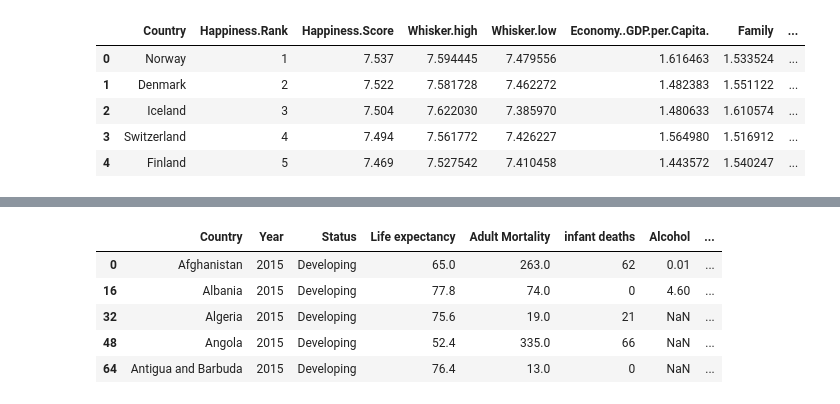
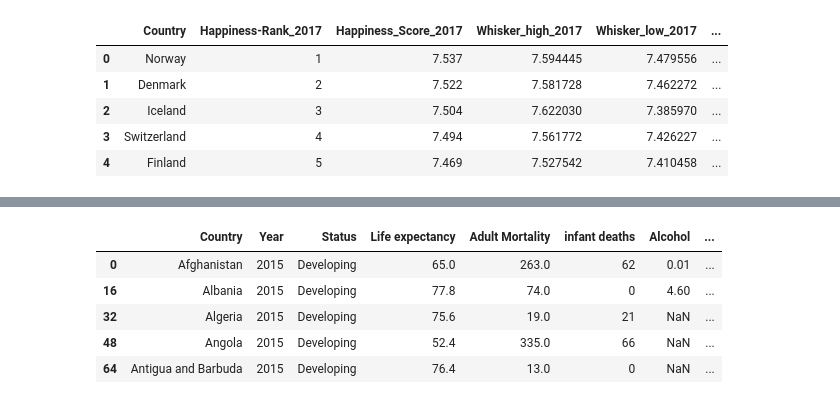
Before and after one commit to xliu510/Happiness, a Jupyter notebook: Import-export-clean-data.ipynb, the cells around one changed output, grey strips where cells are left out. Saved outputs shown, nothing was run; the diff lists cells and outputs as text; code cells hidden in the pictures.

```diff
--- a/Import-export-clean-data.ipynb
+++ b/Import-export-clean-data.ipynb
@@ -34,12 +37,13 @@ World_Happiness_Report_2016_df.head()
 # %%
 #Import csv data World_Happiness_Report_2017.csv
 World_Happiness_Report_2017_csv = os.path.join("data/World_Happiness_Report_2017.csv")
 World_Happiness_Report_2017_df = pd.read_csv(World_Happiness_Report_2017_csv)
+World_Happiness_Report_2017_df.rename(columns={'Happiness.Rank':'Happiness-Rank_2017','Happiness.Score':'Happiness_Score_2017','Whisker.high':'Whisker_high_2017','Whisker.low':'Whisker_low_2017','Economy..GDP.per.Capita.':'GDP_per_Capita_2017','Family':'Family_2017','Health..Life.Expectancy.':'Health_2017','Freedom':'Freedom_2017','Generosity':'Generosity_2017','Trust..Government.Corruption.':'Government_Trust_2017','Dystopia.Residual':'Dystopia_Residual_2017'}, inplace=True)
 World_Happiness_Report_2017_df.head()
 # %% [output]
-|  | Country | Happiness.Rank | Happiness.Score | Whisker.high | Whisker.low | Economy..GDP.per.Capita. | Family | ... |
-| 0 | Norway | 1 | 7.537 | 7.594445 | 7.479556 | 1.616463 | 1.533524 | ... |
-| 1 | Denmark | 2 | 7.522 | 7.581728 | 7.462272 | 1.482383 | 1.551122 | ... |
-| 2 | Iceland | 3 | 7.504 | 7.622030 | 7.385970 | 1.480633 | 1.610574 | ... |
-| 3 | Switzerland | 4 | 7.494 | 7.561772 | 7.426227 | 1.564980 | 1.516912 | ... |
-| 4 | Finland | 5 | 7.469 | 7.527542 | 7.410458 | 1.443572 | 1.540247 | ... |
+|  | Country | Happiness-Rank_2017 | Happiness_Score_2017 | Whisker_high_2017 | Whisker_low_2017 | ... |
+| 0 | Norway | 1 | 7.537 | 7.594445 | 7.479556 | ... |
+| 1 | Denmark | 2 | 7.522 | 7.581728 | 7.462272 | ... |
+| 2 | Iceland | 3 | 7.504 | 7.622030 | 7.385970 | ... |
+| 3 | Switzerland | 4 | 7.494 | 7.561772 | 7.426227 | ... |
+| 4 | Finland | 5 | 7.469 | 7.527542 | 7.410458 | ... |
```
Also changed, not shown: parts of 8 cells of this notebook, 1 other file.
